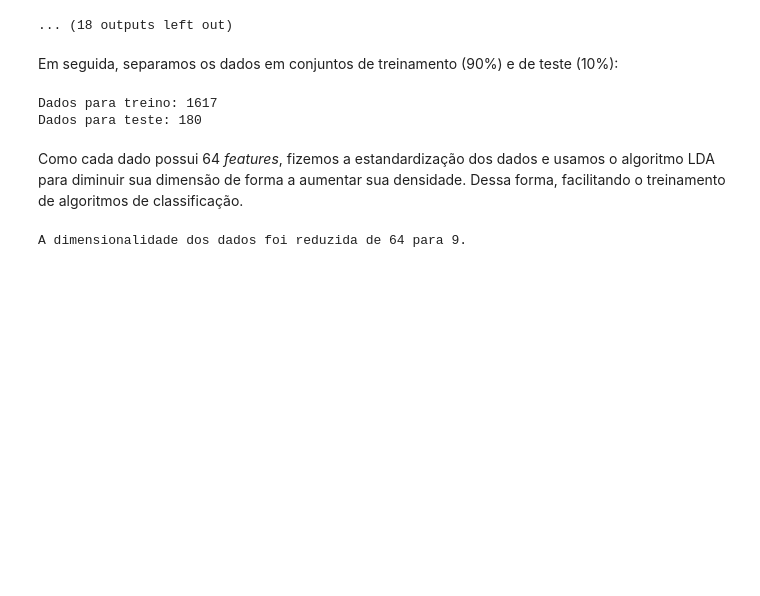
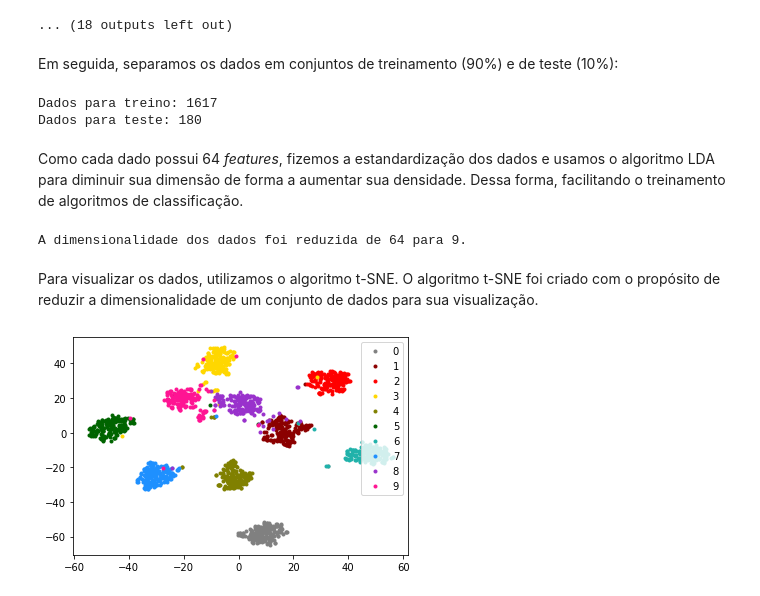
Before and after one commit to natanbcpc/supervised-learning, a Jupyter notebook: Parte 2.ipynb, the cells around one changed output. Drawn from its saved outputs; the diff is of its cells as text; code cells hidden in the pictures; blank space fills up the shorter version.

Commit message:
Data visualization with t-SNE

```diff
--- a/Parte 2.ipynb
+++ b/Parte 2.ipynb
@@ -55,3 +55,20 @@ print("A dimensionalidade dos dados foi reduzida de %d para %d." \
       % (digits.data.shape[1], reduced_digits_data_train.shape[1]))
 # %% [output]
 A dimensionalidade dos dados foi reduzida de 64 para 9.
+# %% [markdown]
+Para visualizar os dados, utilizamos o algoritmo t-SNE. O algoritmo t-SNE foi criado com o propósito de reduzir a dimensionalidade de um conjunto de dados para sua visualização.
+# %%
+from sklearn.manifold import TSNE
+import numpy as np
+
+viz_digits_data_train = TSNE(n_components=2, random_state=42).fit_transform(reduced_digits_data_train)
+
+colors = ['gray', 'darkred', 'red', 'gold', 'olive', 'darkgreen', 'lightseagreen', 'dodgerblue', 'darkorchid', 'deeppink']
+for i in range(10):
+    indices = np.where(digits_target_train == i)
+    selected_data = np.take(viz_digits_data_train, indices, 0)
+    plt.plot(selected_data[0,:,0], selected_data[0,:,1], '.', color=colors[i], label=i)
+plt.legend()
+plt.show()
+# %% [output]
+[figure, added]
```
